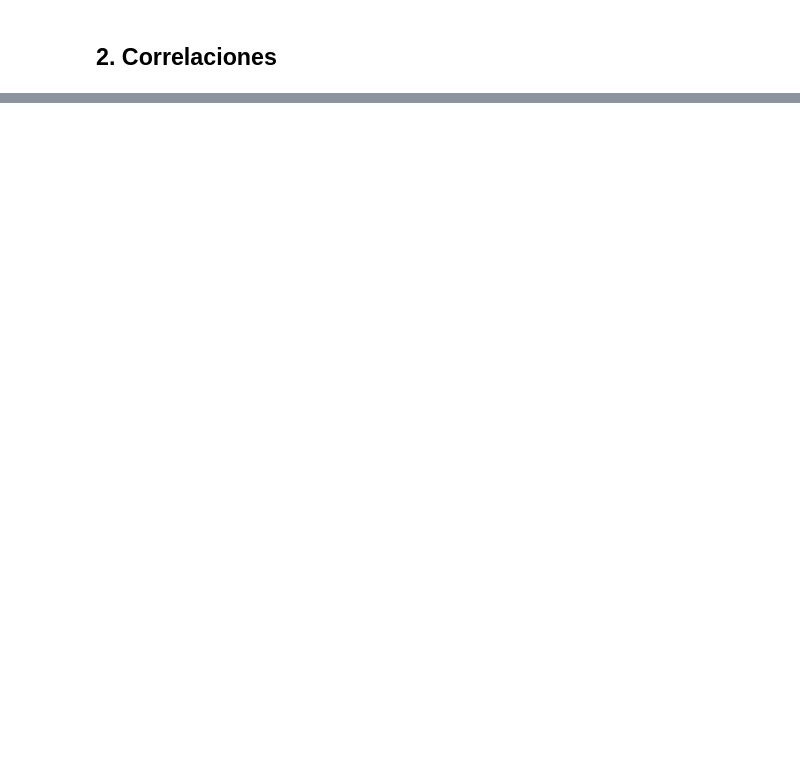
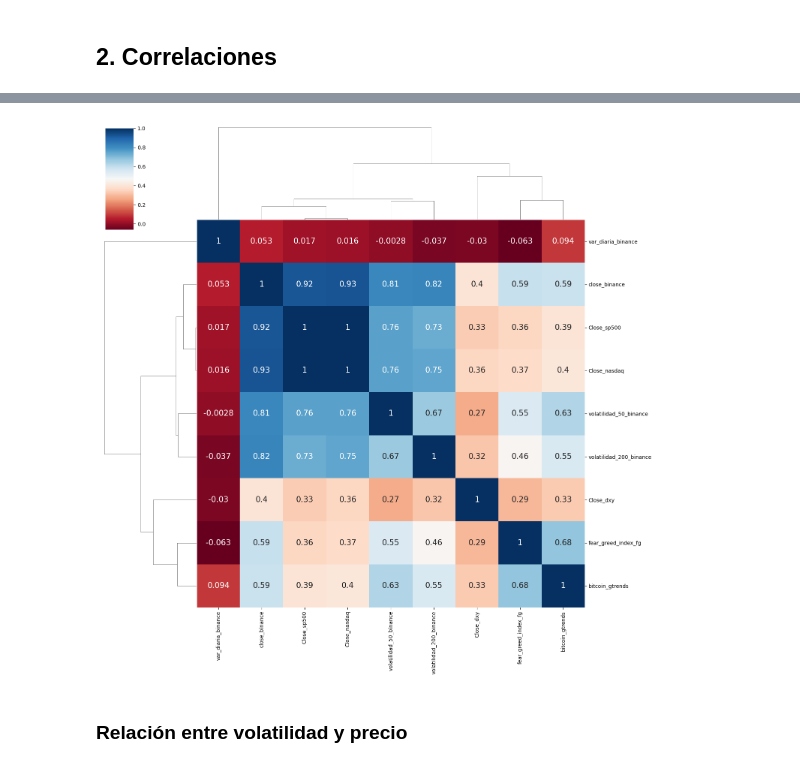
Before and after one commit to rosagomezzgil/c2425-R6, a Jupyter notebook: src/analisis/Visualizacion_merged_datos.ipynb, the cells around one changed output, grey strips where cells are left out. Cells and saved outputs as stored; diff of their text form; code cells hidden in the pictures; blank space fills up the shorter version.

```diff
--- a/src/analisis/Visualizacion_merged_datos.ipynb
+++ b/src/analisis/Visualizacion_merged_datos.ipynb
@@ -95,0 +116,23 @@ plt.show()
+# %%
+filtro = df['bitcoin_gtrends'] == 0
+df.loc[filtro, 'bitcoin_gtrends'] = None
+df["bitcoin_gtrends"] = df["bitcoin_gtrends"].interpolate(method='linear')  # Interpolación lineal
+# %%
+corr_matrix = df[["close_binance", "volatilidad_50_binance", "volatilidad_200_binance", "var_diaria_binance",
+                  "fear_greed_index_fg", "bitcoin_gtrends",
+                  "Close_sp500", "Close_nasdaq", "Close_dxy"]].dropna().corr(method='spearman')
+# %%
+# Aplicar clustermap de la correlación
+g = sns.clustermap(corr_matrix,
+                   method='complete',  # Método de enlace para la jerarquía
+                   cmap='RdBu',         # Colormap
+                   annot=True,          # Mostrar los valores de correlación en el mapa
+                   annot_kws={'size': 15}, # Tamaño de la fuente de las anotaciones
+                   figsize=(15, 15))     # Tamaño de la figura
+
+# Mostrar el gráfico
+plt.show()
+# %% [output]
+[figure, added]
+# %% [markdown]
+### Relación entre volatilidad y precio
```
Also changed, not shown: parts of 13 cells of this notebook, 3 other files.
